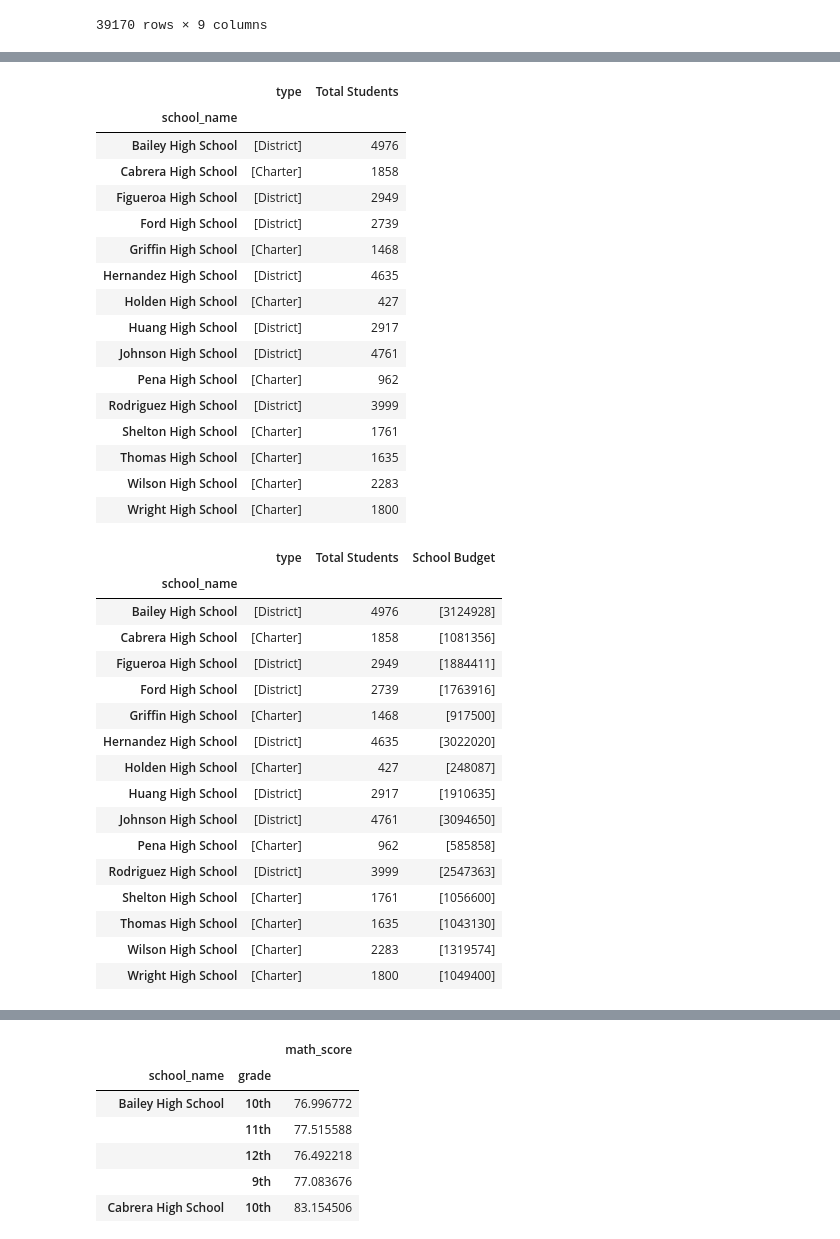
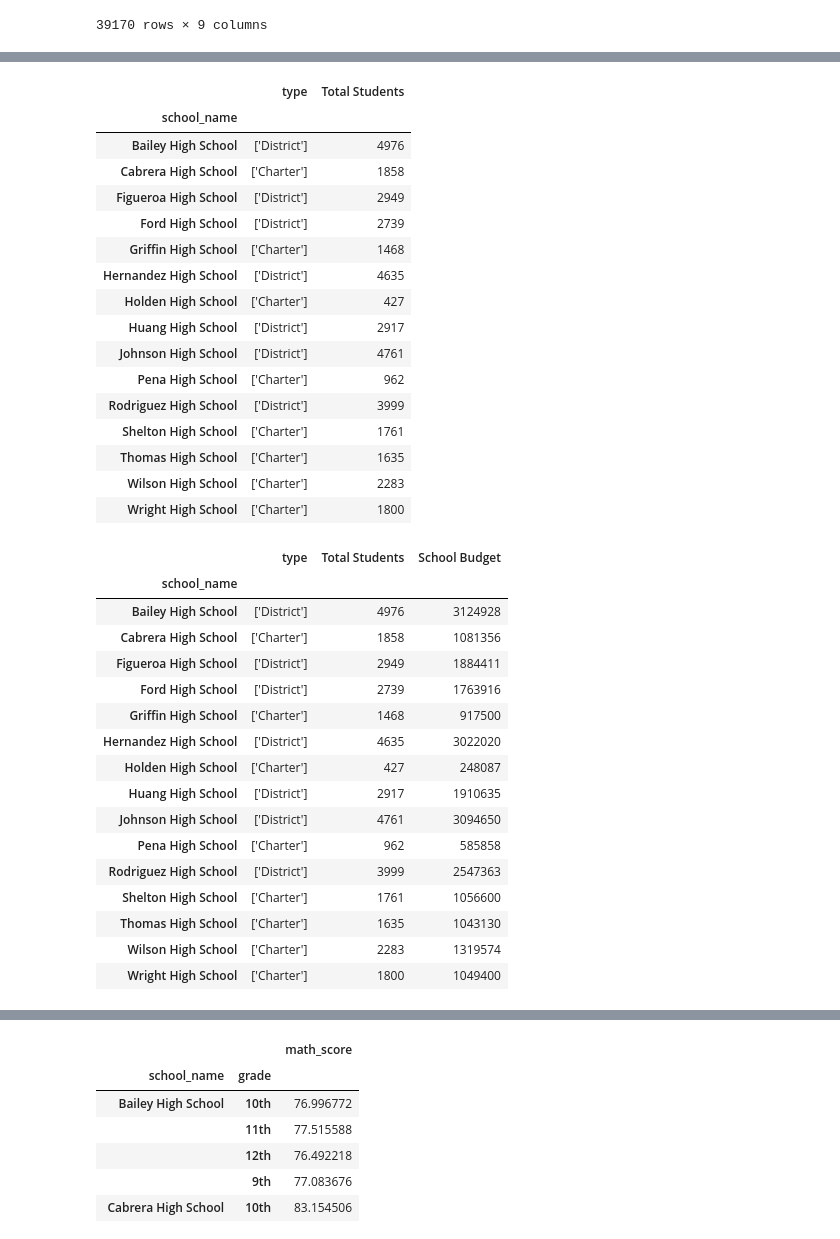
Before and after one commit to adammak1389/Pandas-Challenge, a Jupyter notebook: PyCitySchools/PyCitySchools.ipynb, the cells around one changed output, grey strips where cells are left out. Saved outputs shown, nothing was run; the diff lists cells and outputs as text; code cells hidden in the pictures.

```diff
--- a/PyCitySchools/PyCitySchools.ipynb
+++ b/PyCitySchools/PyCitySchools.ipynb
@@ -195,5 +208,5 @@ school_reduced_df
 # %%
-school_summary_df = pd.DataFrame(school_reduced_df.groupby("school_name")["type"].unique())
+school_summary_df = pd.DataFrame(school_reduced_df.groupby("school_name")["type"].unique().astype(str))
 school_summary_df
 # %% [output]
 |  | type |
@@ -221,42 +234,42 @@ school_summary_df
 # %% [output]
 |  | type | Total Students |
 | school_name |  |  |
-| Bailey High School | [District] | 4976 |
-| Cabrera High School | [Charter] | 1858 |
-| Figueroa High School | [District] | 2949 |
-| Ford High School | [District] | 2739 |
-| Griffin High School | [Charter] | 1468 |
-| Hernandez High School | [District] | 4635 |
-| Holden High School | [Charter] | 427 |
-| Huang High School | [District] | 2917 |
-| Johnson High School | [District] | 4761 |
-| Pena High School | [Charter] | 962 |
-| Rodriguez High School | [District] | 3999 |
-| Shelton High School | [Charter] | 1761 |
-| Thomas High School | [Charter] | 1635 |
-| Wilson High School | [Charter] | 2283 |
-| Wright High School | [Charter] | 1800 |
+| Bailey High School | ['District'] | 4976 |
+| Cabrera High School | ['Charter'] | 1858 |
+| Figueroa High School | ['District'] | 2949 |
+| Ford High School | ['District'] | 2739 |
+| Griffin High School | ['Charter'] | 1468 |
+| Hernandez High School | ['District'] | 4635 |
+| Holden High School | ['Charter'] | 427 |
+| Huang High School | ['District'] | 2917 |
+| Johnson High School | ['District'] | 4761 |
+| Pena High School | ['Charter'] | 962 |
+| Rodriguez High School | ['District'] | 3999 |
+| Shelton High School | ['Charter'] | 1761 |
+| Thomas High School | ['Charter'] | 1635 |
+| Wilson High School | ['Charter'] | 2283 |
+| Wright High School | ['Charter'] | 1800 |
 # %%
-school_budget = school_reduced_df.groupby("school_name")["budget"].unique()
+school_budget = list(school_reduced_df.groupby("school_name")["budget"].unique().astype(int))
 school_summary_df["School Budget"] = school_budget
 
 school_summary_df
 # %% [output]
 |  | type | Total Students | School Budget |
 | school_name |  |  |  |
-| Bailey High School | [District] | 4976 | [3124928] |
-| Cabrera High School | [Charter] | 1858 | [1081356] |
-| Figueroa High School | [District] | 2949 | [1884411] |
-| Ford High School | [District] | 2739 | [1763916] |
-| Griffin High School | [Charter] | 1468 | [917500] |
-| Hernandez High School | [District] | 4635 | [3022020] |
-| Holden High School | [Charter] | 427 | [248087] |
-| Huang High School | [District] | 2917 | [1910635] |
-| Johnson High School | [District] | 4761 | [3094650] |
-| Pena High School | [Charter] | 962 | [585858] |
-| Rodriguez High School | [District] | 3999 | [2547363] |
-| Shelton High School | [Charter] | 1761 | [1056600] |
-| Thomas High School | [Charter] | 1635 | [1043130] |
-| Wilson High School | [Charter] | 2283 | [1319574] |
-| Wright High School | [Charter] | 1800 | [1049400] |
+| Bailey High School | ['District'] | 4976 | 3124928 |
+| Cabrera High School | ['Charter'] | 1858 | 1081356 |
+| Figueroa High School | ['District'] | 2949 | 1884411 |
+| Ford High School | ['District'] | 2739 | 1763916 |
+| Griffin High School | ['Charter'] | 1468 | 917500 |
+| Hernandez High School | ['District'] | 4635 | 3022020 |
+| Holden High School | ['Charter'] | 427 | 248087 |
+| Huang High School | ['District'] | 2917 | 1910635 |
+| Johnson High School | ['District'] | 4761 | 3094650 |
+| Pena High School | ['Charter'] | 962 | 585858 |
+| Rodriguez High School | ['District'] | 3999 | 2547363 |
+| Shelton High School | ['Charter'] | 1761 | 1056600 |
+| Thomas High School | ['Charter'] | 1635 | 1043130 |
+| Wilson High School | ['Charter'] | 2283 | 1319574 |
+| Wright High School | ['Charter'] | 1800 | 1049400 |
 # %%
```
Also changed, not shown: parts of 26 cells of this notebook.
